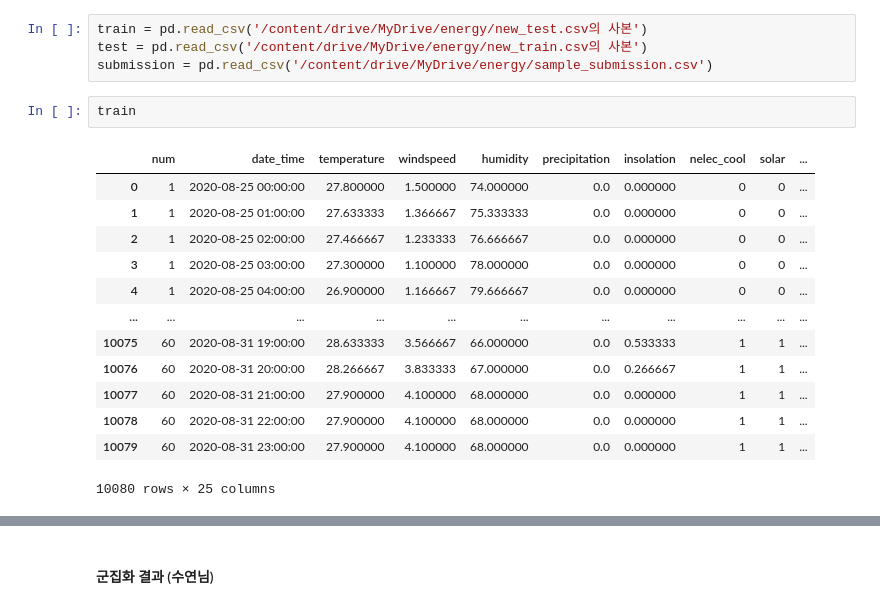
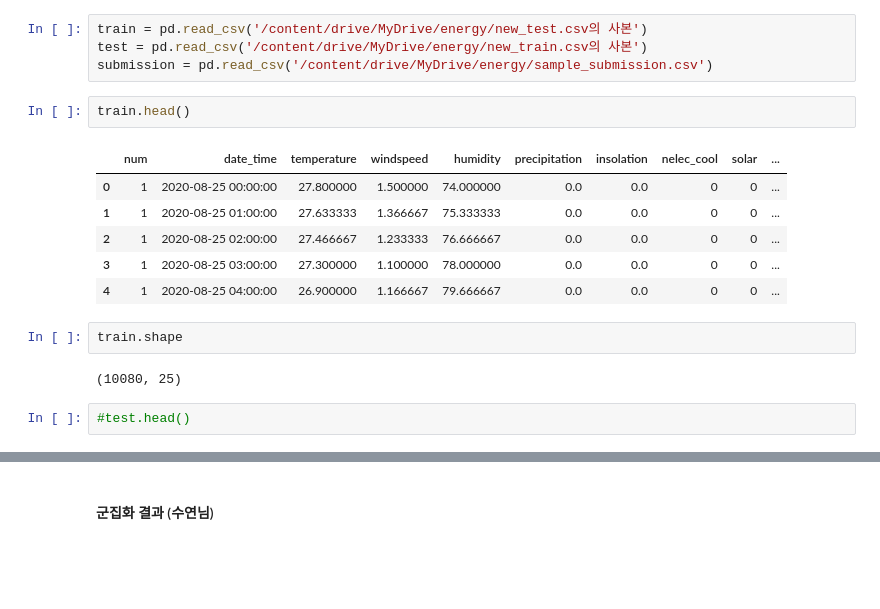
Before and after one commit to mjiii25/prac_class, a Jupyter notebook: LGBM 모델링.ipynb, the cells around one changed output, grey strips where cells are left out. Drawn from its saved outputs; the diff is of its cells as text; blank space fills up the shorter version.

```diff
--- a/LGBM 모델링.ipynb
+++ b/LGBM 모델링.ipynb
@@ -20,19 +20,18 @@ train = pd.read_csv('/content/drive/MyDrive/energy/new_test.csv의 사ᄇ
 test = pd.read_csv('/content/drive/MyDrive/energy/new_train.csv의 사본')
 submission = pd.read_csv('/content/drive/MyDrive/energy/sample_submission.csv')
 # %%
-train
+train.head()
 # %% [output]
 |  | num | date_time | temperature | windspeed | humidity | precipitation | insolation | nelec_cool | solar | ... |
-| 0 | 1 | 2020-08-25 00:00:00 | 27.800000 | 1.500000 | 74.000000 | 0.0 | 0.000000 | 0 | 0 | ... |
-| 1 | 1 | 2020-08-25 01:00:00 | 27.633333 | 1.366667 | 75.333333 | 0.0 | 0.000000 | 0 | 0 | ... |
-| 2 | 1 | 2020-08-25 02:00:00 | 27.466667 | 1.233333 | 76.666667 | 0.0 | 0.000000 | 0 | 0 | ... |
-| 3 | 1 | 2020-08-25 03:00:00 | 27.300000 | 1.100000 | 78.000000 | 0.0 | 0.000000 | 0 | 0 | ... |
-| 4 | 1 | 2020-08-25 04:00:00 | 26.900000 | 1.166667 | 79.666667 | 0.0 | 0.000000 | 0 | 0 | ... |
-| ... | ... | ... | ... | ... | ... | ... | ... | ... | ... | ... |
-| 10075 | 60 | 2020-08-31 19:00:00 | 28.633333 | 3.566667 | 66.000000 | 0.0 | 0.533333 | 1 | 1 | ... |
-| 10076 | 60 | 2020-08-31 20:00:00 | 28.266667 | 3.833333 | 67.000000 | 0.0 | 0.266667 | 1 | 1 | ... |
-| 10077 | 60 | 2020-08-31 21:00:00 | 27.900000 | 4.100000 | 68.000000 | 0.0 | 0.000000 | 1 | 1 | ... |
-| 10078 | 60 | 2020-08-31 22:00:00 | 27.900000 | 4.100000 | 68.000000 | 0.0 | 0.000000 | 1 | 1 | ... |
-| 10079 | 60 | 2020-08-31 23:00:00 | 27.900000 | 4.100000 | 68.000000 | 0.0 | 0.000000 | 1 | 1 | ... |
+| 0 | 1 | 2020-08-25 00:00:00 | 27.800000 | 1.500000 | 74.000000 | 0.0 | 0.0 | 0 | 0 | ... |
+| 1 | 1 | 2020-08-25 01:00:00 | 27.633333 | 1.366667 | 75.333333 | 0.0 | 0.0 | 0 | 0 | ... |
+| 2 | 1 | 2020-08-25 02:00:00 | 27.466667 | 1.233333 | 76.666667 | 0.0 | 0.0 | 0 | 0 | ... |
+| 3 | 1 | 2020-08-25 03:00:00 | 27.300000 | 1.100000 | 78.000000 | 0.0 | 0.0 | 0 | 0 | ... |
+| 4 | 1 | 2020-08-25 04:00:00 | 26.900000 | 1.166667 | 79.666667 | 0.0 | 0.0 | 0 | 0 | ... |
-10080 rows × 25 columns
+# %%
+train.shape
+# %% [output]
+(10080, 25)
+# %%
+#test.head()
 # %%
```
Also changed, not shown: parts of 19 cells of this notebook.
